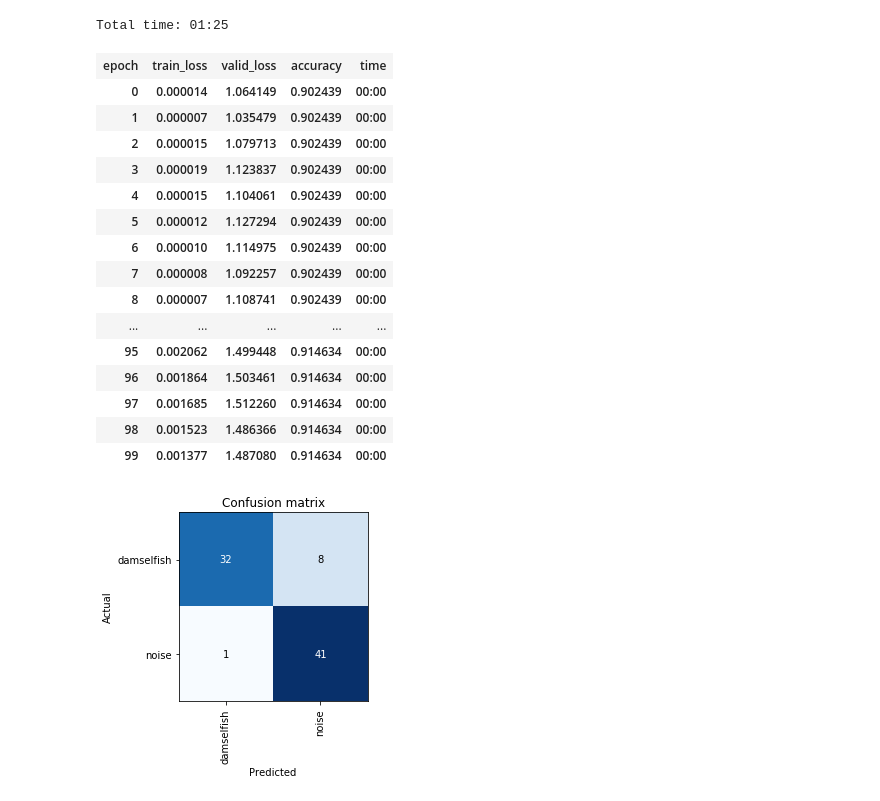
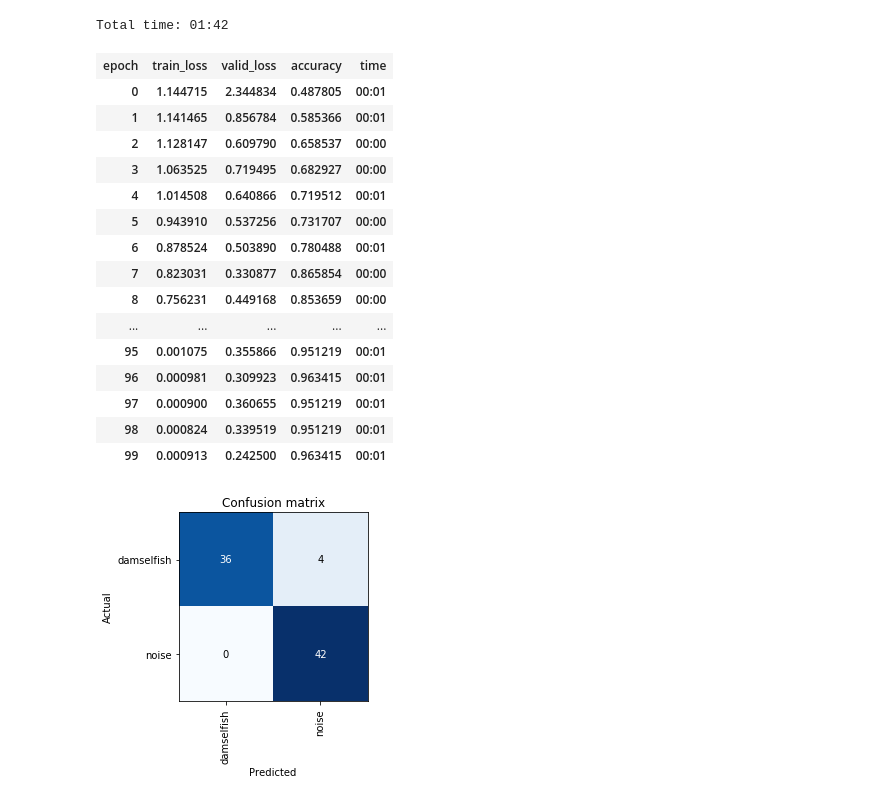
Before and after one commit to whoahbot/sonumator, a Jupyter notebook: notebook.ipynb, the cells around one changed output. Cells and saved outputs as stored; diff of their text form; code cells hidden in the pictures.

```diff
--- a/notebook.ipynb
+++ b/notebook.ipynb
@@ -75,12 +52,12 @@ path = Path("output/")
 #db_spec = librosa.amplitude_to_db(sg, ref=1.0, amin=1e-04, top_db=40.0)
 #librosa.display.specshow(db_spec, y_axis='mel', fmax=2500, hop_length=256, x_axis='time')
 
-sg_cfg = SpectrogramConfig(n_fft=2560, hop=512, n_mels=512, top_db=60, f_max=2500)
+sg_cfg = SpectrogramConfig(n_fft=2560, hop_length=256, n_mels=192, top_db=60, f_max=2500)
 
 config = AudioConfig(
     use_spectro=True,
     sg_cfg=sg_cfg,
-    max_to_pad=1000
+    duration=1000
 )
 
 #label_pattern = r'_([mf]\d+)_'
@@ -137,23 +114,23 @@ LR Finder is complete, type {learner_name}.recorder.plot() to see the graph.
 # %%
-learn.fit_one_cycle(100, slice(3e-6, 3e-3))
+learn.fit_one_cycle(100, slice(1e-5, 1e-3))
 # %% [output]
-Total time: 01:25
+Total time: 01:42
 | epoch | train_loss | valid_loss | accuracy | time |
-| 0 | 0.000014 | 1.064149 | 0.902439 | 00:00 |
-| 1 | 0.000007 | 1.035479 | 0.902439 | 00:00 |
-| 2 | 0.000015 | 1.079713 | 0.902439 | 00:00 |
-| 3 | 0.000019 | 1.123837 | 0.902439 | 00:00 |
-| 4 | 0.000015 | 1.104061 | 0.902439 | 00:00 |
-| 5 | 0.000012 | 1.127294 | 0.902439 | 00:00 |
-| 6 | 0.000010 | 1.114975 | 0.902439 | 00:00 |
-| 7 | 0.000008 | 1.092257 | 0.902439 | 00:00 |
-| 8 | 0.000007 | 1.108741 | 0.902439 | 00:00 |
+| 0 | 1.144715 | 2.344834 | 0.487805 | 00:01 |
+| 1 | 1.141465 | 0.856784 | 0.585366 | 00:01 |
+| 2 | 1.128147 | 0.609790 | 0.658537 | 00:00 |
+| 3 | 1.063525 | 0.719495 | 0.682927 | 00:00 |
+| 4 | 1.014508 | 0.640866 | 0.719512 | 00:01 |
+| 5 | 0.943910 | 0.537256 | 0.731707 | 00:00 |
+| 6 | 0.878524 | 0.503890 | 0.780488 | 00:01 |
+| 7 | 0.823031 | 0.330877 | 0.865854 | 00:00 |
+| 8 | 0.756231 | 0.449168 | 0.853659 | 00:00 |
 | ... | ... | ... | ... | ... |
-| 95 | 0.002062 | 1.499448 | 0.914634 | 00:00 |
-| 96 | 0.001864 | 1.503461 | 0.914634 | 00:00 |
-| 97 | 0.001685 | 1.512260 | 0.914634 | 00:00 |
-| 98 | 0.001523 | 1.486366 | 0.914634 | 00:00 |
-| 99 | 0.001377 | 1.487080 | 0.914634 | 00:00 |
+| 95 | 0.001075 | 0.355866 | 0.951219 | 00:01 |
+| 96 | 0.000981 | 0.309923 | 0.963415 | 00:01 |
+| 97 | 0.000900 | 0.360655 | 0.951219 | 00:01 |
+| 98 | 0.000824 | 0.339519 | 0.951219 | 00:01 |
+| 99 | 0.000913 | 0.242500 | 0.963415 | 00:01 |
 # %%
 interp = ClassificationInterpretation.from_learner(learn)
 interp.plot_confusion_matrix()
```
Also changed, not shown: parts of 7 cells of this notebook.
